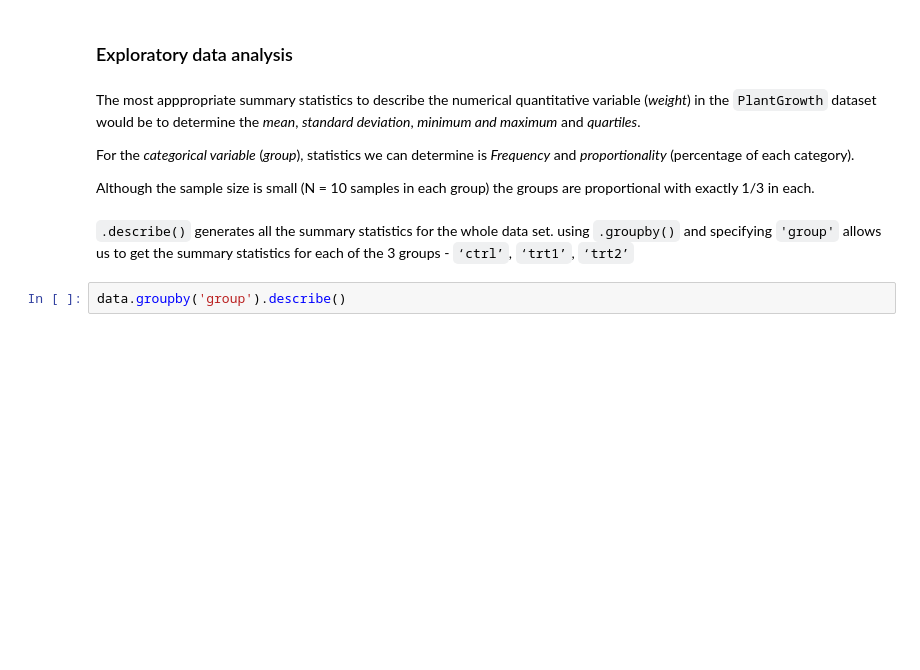
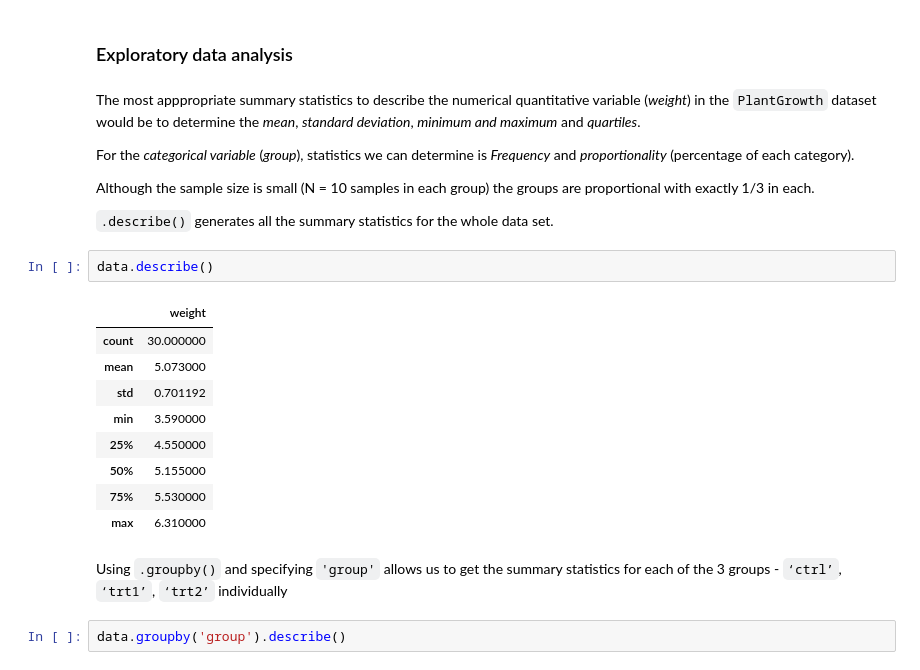
Before and after one commit to shanekeenan/applied_statistics, a Jupyter notebook: project.ipynb, the cells around one changed output. Saved outputs shown, nothing was run; the diff lists cells and outputs as text; blank space fills up the shorter version.

```diff
--- a/project.ipynb
+++ b/project.ipynb
@@ -126,8 +127,22 @@ The most apppropriate summary statistics to describe the numerical quantitative
 For the *categorical variable* (*group*), statistics we can determine is *Frequency* and *proportionality* (percentage of each category).
 
 Although the sample size is small (N = 10 samples in each group) the groups are proportional with exactly 1/3 in each.
+
+ `.describe()` generates all the summary statistics for the whole data set.
+# %%
+data.describe()
+# %% [output]
+|  | weight |
+| count | 30.000000 |
+| mean | 5.073000 |
+| std | 0.701192 |
+| min | 3.590000 |
+| 25% | 4.550000 |
+| 50% | 5.155000 |
+| 75% | 5.530000 |
+| max | 6.310000 |
 # %% [markdown]
- `.describe()` generates all the summary statistics for the whole data set. using `.groupby()` and specifying `'group'` allows us to get the summary statistics for each of the 3 groups - `‘ctrl’`, `‘trt1’`, `‘trt2’`
+Using `.groupby()` and specifying `'group'` allows us to get the summary statistics for each of the 3 groups - `‘ctrl’`, `‘trt1’`, `‘trt2’` individually
 # %%
 data.groupby('group').describe()
 # %% [output]
```
Also changed, not shown: parts of 11 cells of this notebook.
